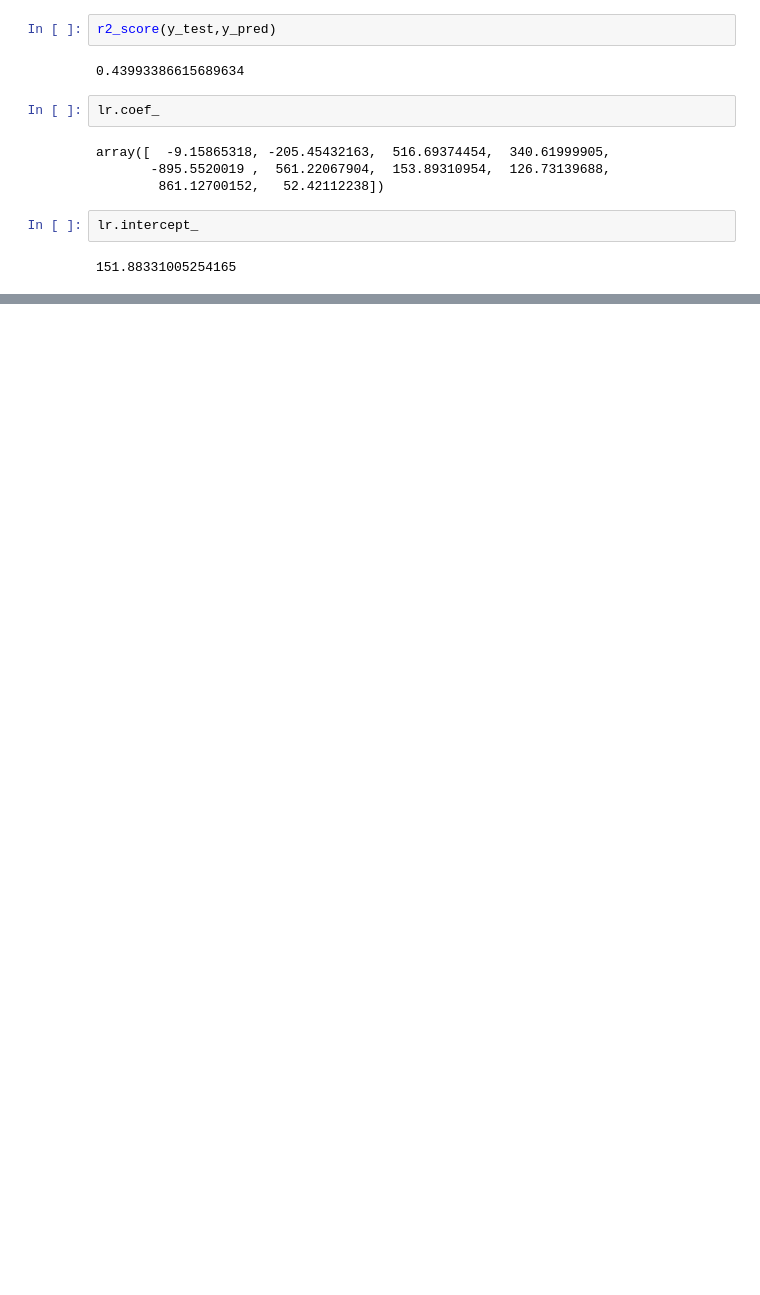
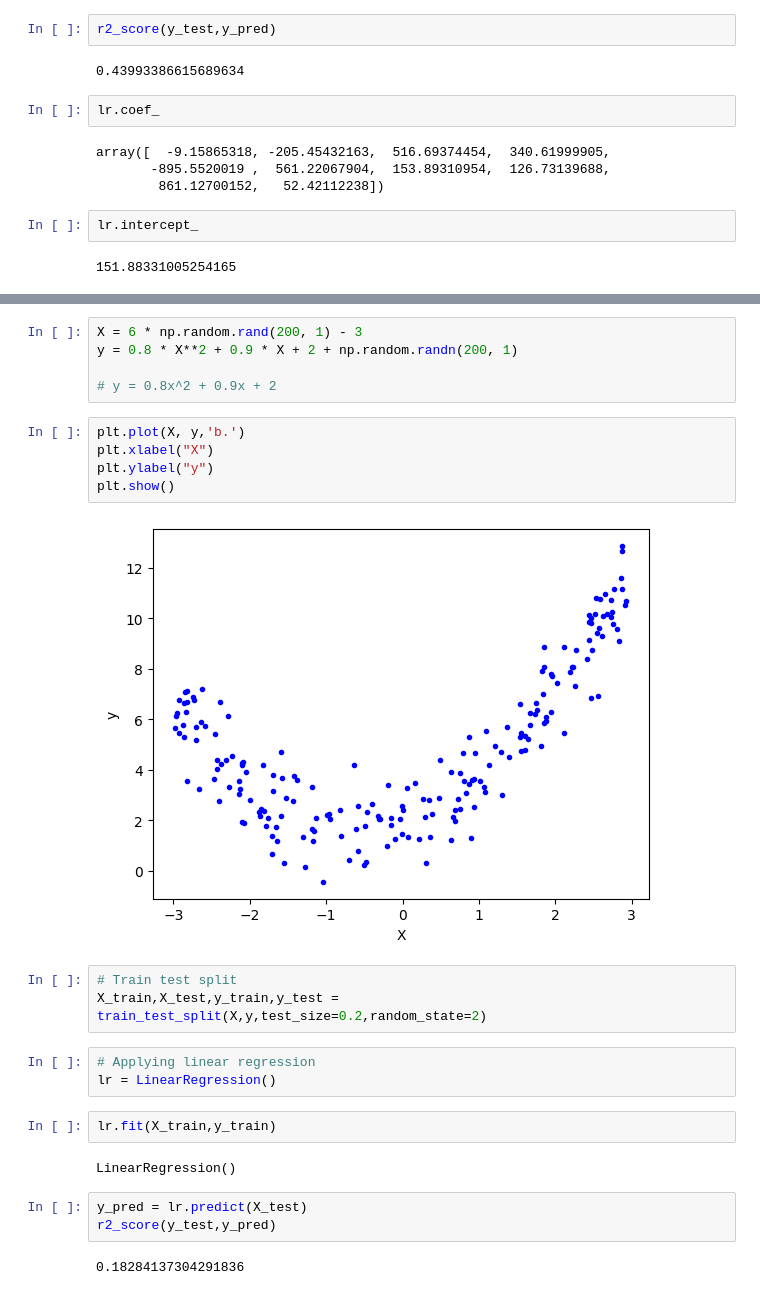
Before and after one commit to Ankitapaul1234/gc_ml, a Jupyter notebook: algorithm.ipynb, the cells around one changed output, grey strips where cells are left out. Drawn from its saved outputs; the diff is of its cells as text; blank space fills up the shorter version.

```diff
--- a/algorithm.ipynb
+++ b/algorithm.ipynb
@@ -475,0 +491,27 @@ lr.intercept_
+# %%
+X = 6 * np.random.rand(200, 1) - 3
+y = 0.8 * X**2 + 0.9 * X + 2 + np.random.randn(200, 1)
+
+# y = 0.8x^2 + 0.9x + 2
+# %%
+plt.plot(X, y,'b.')
+plt.xlabel("X")
+plt.ylabel("y")
+plt.show()
+# %% [output]
+[figure, added]
+# %%
+# Train test split
+X_train,X_test,y_train,y_test = train_test_split(X,y,test_size=0.2,random_state=2)
+# %%
+# Applying linear regression
+lr = LinearRegression()
+# %%
+lr.fit(X_train,y_train)
+# %% [output]
+LinearRegression()
+# %%
+y_pred = lr.predict(X_test)
+r2_score(y_test,y_pred)
+# %% [output]
+0.18284137304291836
```
Also changed, not shown: parts of 2 cells of this notebook.
